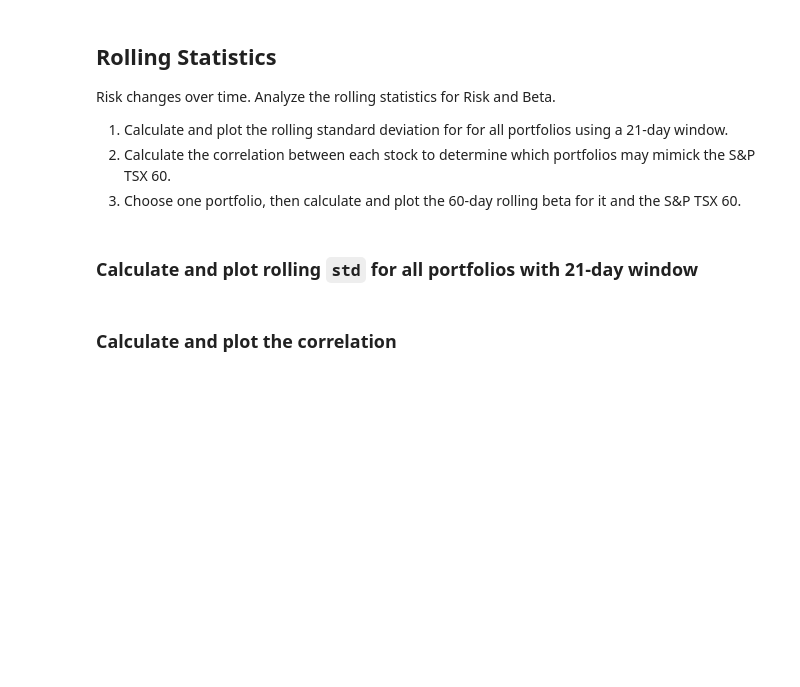
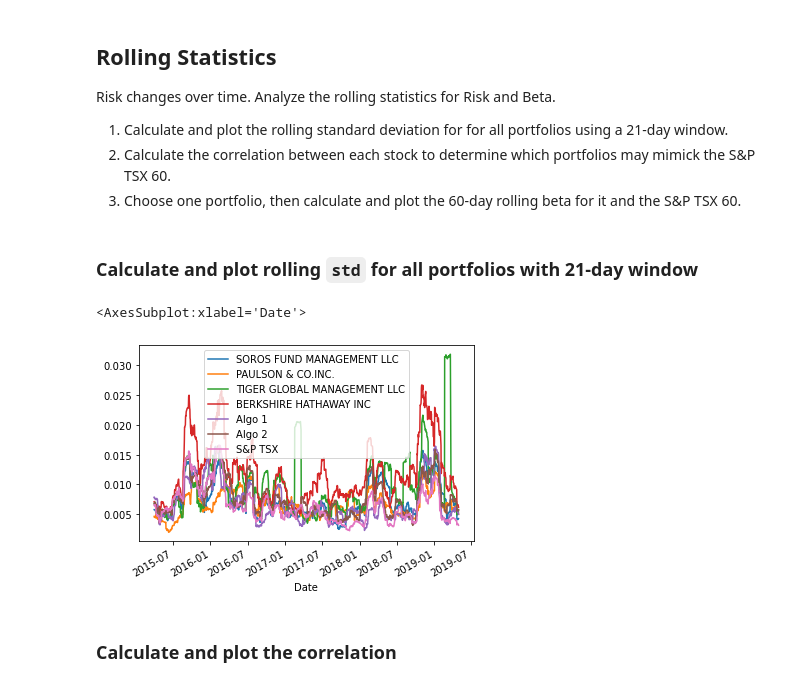
Before and after one commit to imjusthere92/whale_portfolio, a Jupyter notebook: whale_portfolio/whale_analysis.ipynb, the cells around one changed output. Cells and saved outputs as stored; diff of their text form; code cells hidden in the pictures; blank space fills up the shorter version.

```diff
--- a/whale_portfolio/whale_analysis.ipynb
+++ b/whale_portfolio/whale_analysis.ipynb
@@ -339,6 +409,14 @@ Risk changes over time. Analyze the rolling statistics for Risk and Beta.
 # %%
 # Calculate the rolling standard deviation for all portfolios using a 21-day window
 
+combined_df.rolling(window=21).std().plot()
+
+# rolling_21_std = combined_df.rolling(window=21).std()
+
 # Plot the rolling standard deviation
+# rolling_21_std.plot()
+# %% [output]
+<AxesSubplot:xlabel='Date'>
+[figure, added]
 # %% [markdown]
 ### Calculate and plot the correlation
```
Also changed, not shown: parts of 11 cells of this notebook.
